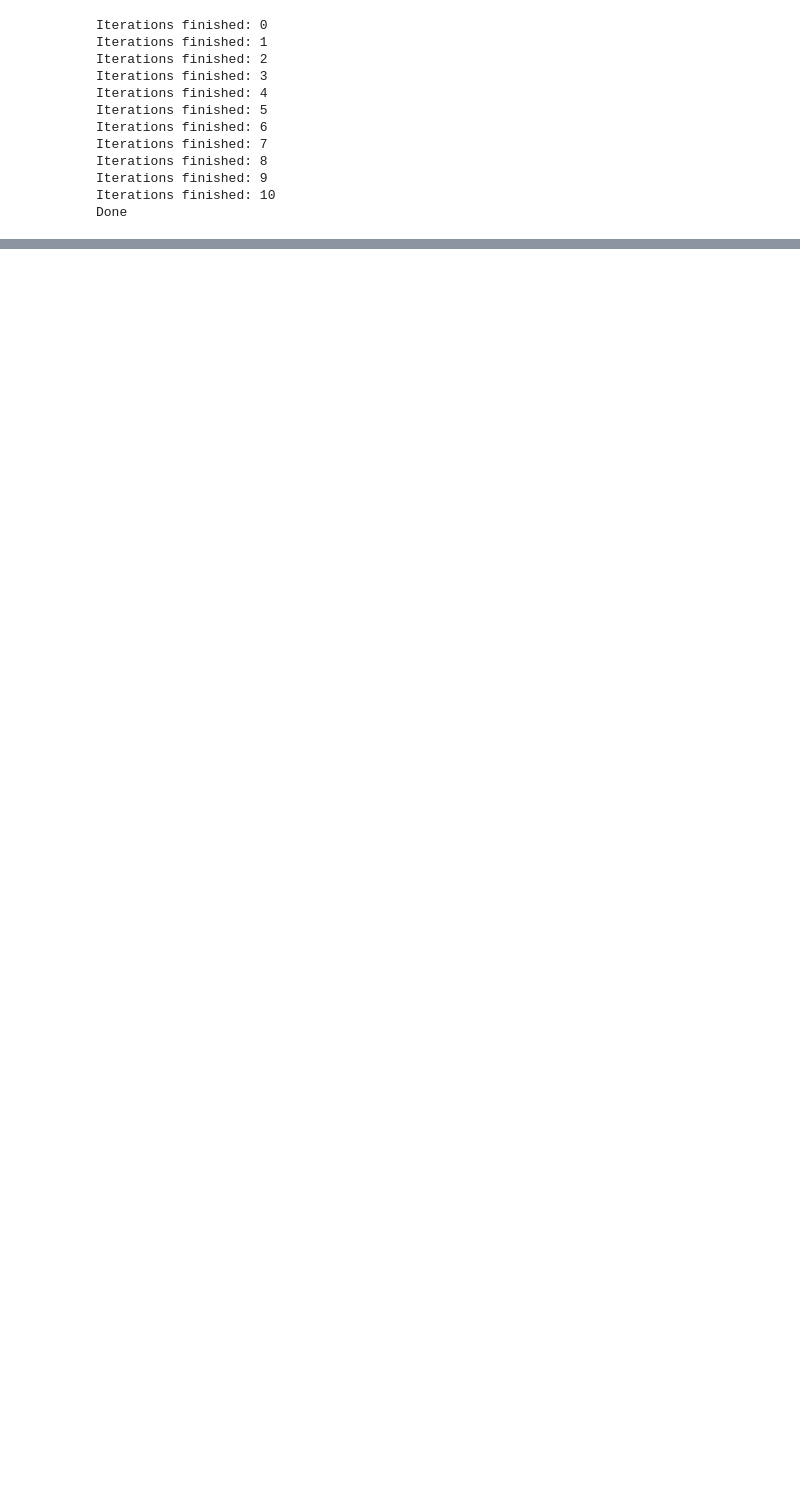
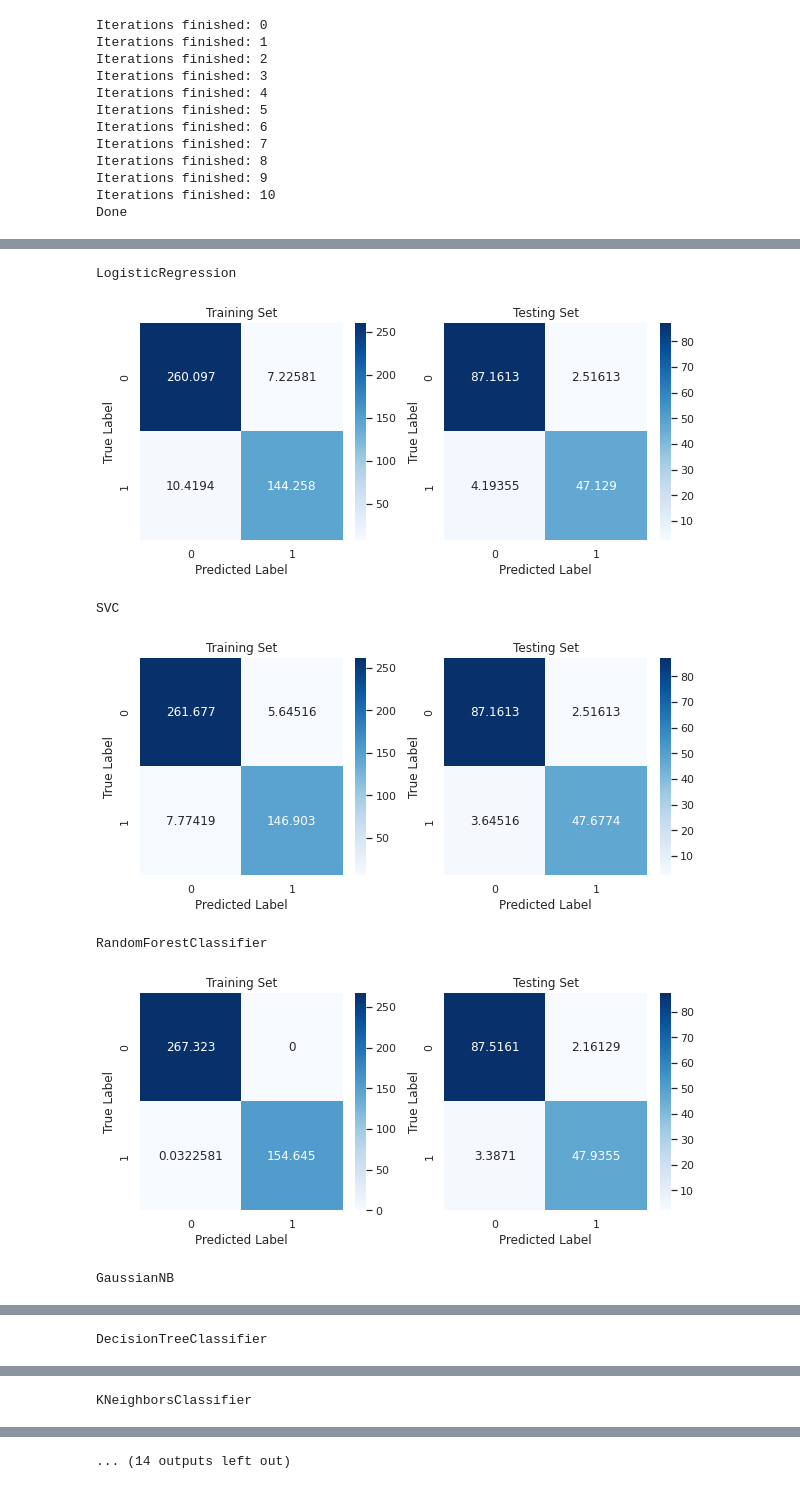
Before and after one commit to bpasalic/uuzop, a Jupyter notebook: Poboljšanje rezultata.ipynb, the cells around one changed output, grey strips where cells are left out. Saved outputs shown, nothing was run; the diff lists cells and outputs as text; code cells hidden in the pictures; blank space fills up the shorter version.

```diff
--- a/Poboljšanje rezultata.ipynb
+++ b/Poboljšanje rezultata.ipynb
@@ -470,0 +806,25 @@ results
+# %%
+def print_cf(cf_train, cf_test, title=None):
+    plt.figure(figsize=(10, 4))
+    plt.subplot(1,2,1)
+    sns.heatmap(cf_train, annot=True, cmap="Blues", fmt="g")
+    plt.title("Training Set")
+    plt.xlabel("Predicted Label")
+    plt.ylabel("True Label")
+    plt.subplot(1,2,2)
+    sns.heatmap(cf_test, annot=True, cmap="Blues", fmt="g")
+    plt.title("Testing Set")
+    plt.xlabel("Predicted Label")
+    plt.ylabel("True Label")
+    plt.show()
+for i in range(len(cfs_train_mean)):
+    print(models_name[i])
+    print_cf(cfs_train_mean[i], cfs_test_mean[i])
+# %% [output]
+LogisticRegression
+[figure, added]
+SVC
+[figure, added]
+RandomForestClassifier
+[figure, added]
+GaussianNB
@@ -470,0 +832 @@ results
+DecisionTreeClassifier
@@ -470,0 +834 @@ results
+KNeighborsClassifier
@@ -470,0 +836 @@ results
+... (14 outputs left out)
```
Also changed, not shown: parts of 42 cells of this notebook.
